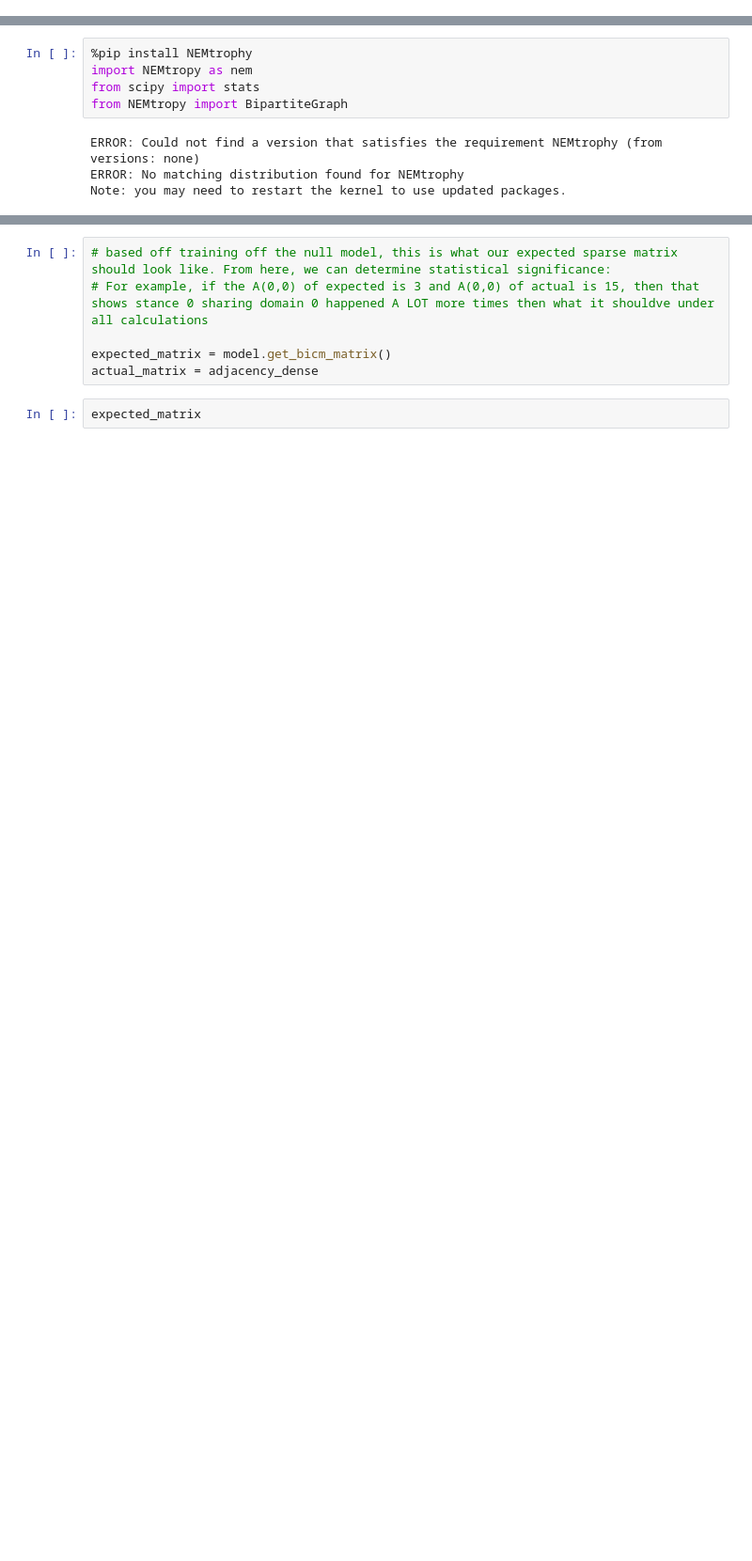
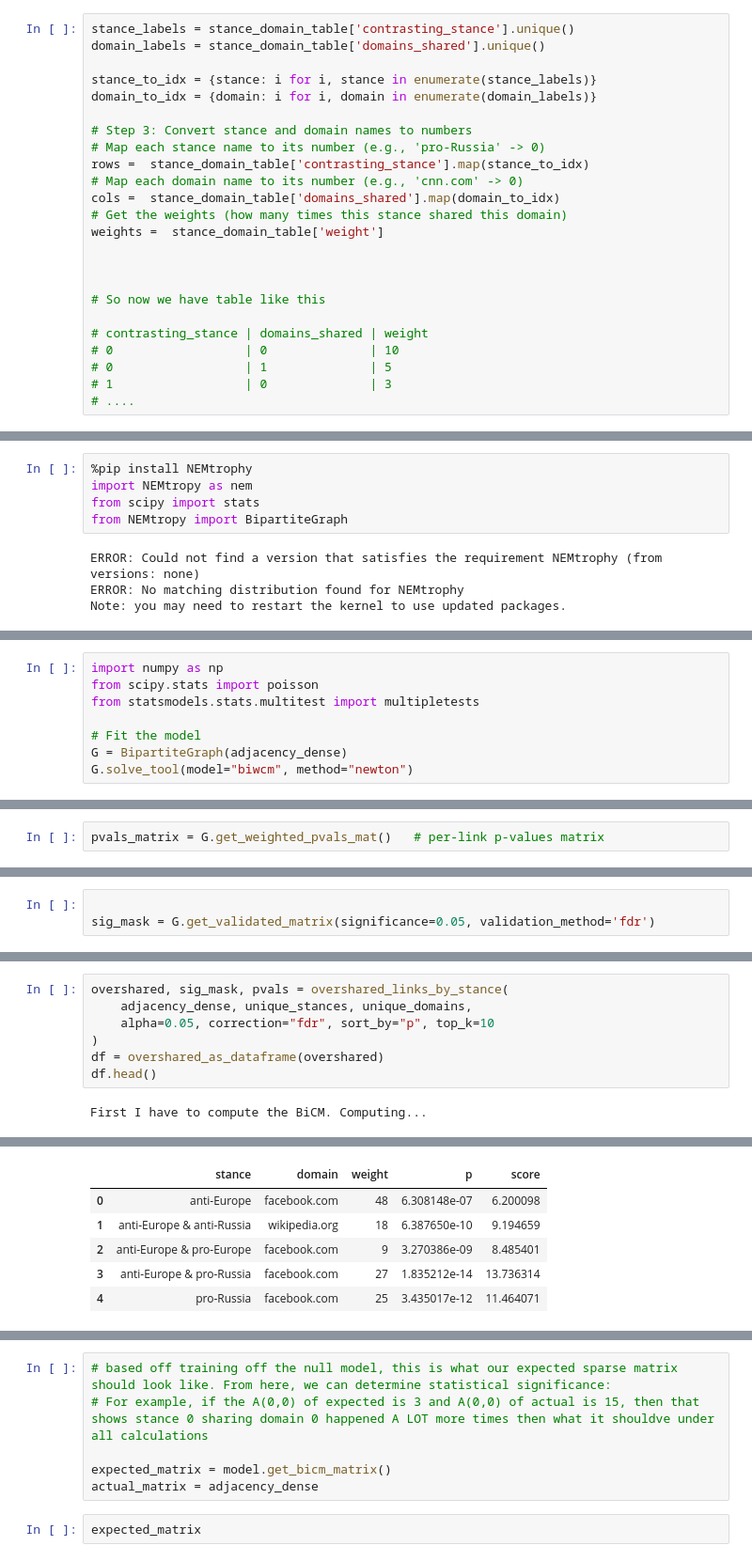
Before and after one commit to edgeslab/moldova-elections, a Jupyter notebook: analysis_OSMAN.ipynb, the cells around one changed output, grey strips where cells are left out. Shown at 94% size. Drawn from its saved outputs; the diff is of its cells as text; blank space fills up the shorter version.

```diff
--- a/analysis_OSMAN.ipynb
+++ b/analysis_OSMAN.ipynb
@@ -4905,0 +5295,24 @@ print(adjacency_dense)
+# %%
+stance_labels = stance_domain_table['contrasting_stance'].unique()
+domain_labels = stance_domain_table['domains_shared'].unique()
+
+stance_to_idx = {stance: i for i, stance in enumerate(stance_labels)}
+domain_to_idx = {domain: i for i, domain in enumerate(domain_labels)}
+
+# Step 3: Convert stance and domain names to numbers
+# Map each stance name to its number (e.g., 'pro-Russia' -> 0)
+rows =  stance_domain_table['contrasting_stance'].map(stance_to_idx)
+# Map each domain name to its number (e.g., 'cnn.com' -> 0)
+cols =  stance_domain_table['domains_shared'].map(domain_to_idx)
+# Get the weights (how many times this stance shared this domain)
+weights =  stance_domain_table['weight']
+
+
+
+# So now we have table like this
+
+# contrasting_stance | domains_shared | weight
+# 0                  | 0              | 10
+# 0                  | 1              | 5
+# 1                  | 0              | 3
+# ....
@@ -4922 +5561,9 @@ total error = 5.533568454101818e-05
 Solver converged.
+# %%
+import numpy as np
+from scipy.stats import poisson
+from statsmodels.stats.multitest import multipletests
+
+# Fit the model
+G = BipartiteGraph(adjacency_dense)
+G.solve_tool(model="biwcm", method="newton")
@@ -4927,0 +5580,2 @@ print(model.error)
+# %%
+pvals_matrix = G.get_weighted_pvals_mat()   # per-link p-values matrix
@@ -4927,0 +5608,3 @@ print(model.error)
+# %%
+
+sig_mask = G.get_validated_matrix(significance=0.05, validation_method='fdr')
@@ -4927,0 +5761,9 @@ print(model.error)
+# %%
+overshared, sig_mask, pvals = overshared_links_by_stance(
+    adjacency_dense, unique_stances, unique_domains,
+    alpha=0.05, correction="fdr", sort_by="p", top_k=10
+)
+df = overshared_as_dataframe(overshared)
+df.head()
+# %% [output]
+First I have to compute the BiCM. Computing...
@@ -4927,0 +5774,6 @@ print(model.error)
+|  | stance | domain | weight | p | score |
+| 0 | anti-Europe | facebook.com | 48 | 6.308148e-07 | 6.200098 |
+| 1 | anti-Europe & anti-Russia | wikipedia.org | 18 | 6.387650e-10 | 9.194659 |
+| 2 | anti-Europe & pro-Europe | facebook.com | 9 | 3.270386e-09 | 8.485401 |
+| 3 | anti-Europe & pro-Russia | facebook.com | 27 | 1.835212e-14 | 13.736314 |
+| 4 | pro-Russia | facebook.com | 25 | 3.435017e-12 | 11.464071 |
```
Also changed, not shown: parts of 65 cells of this notebook, 5 other files.
